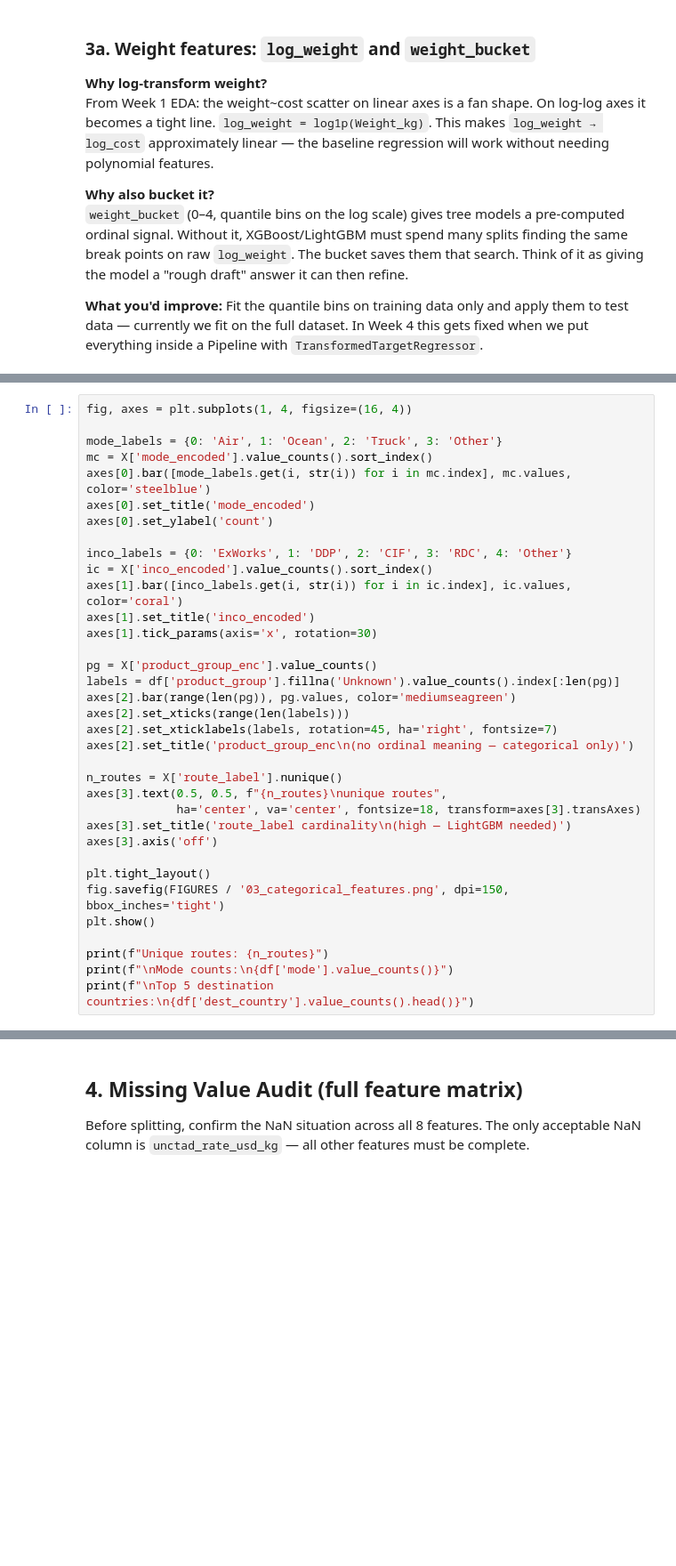
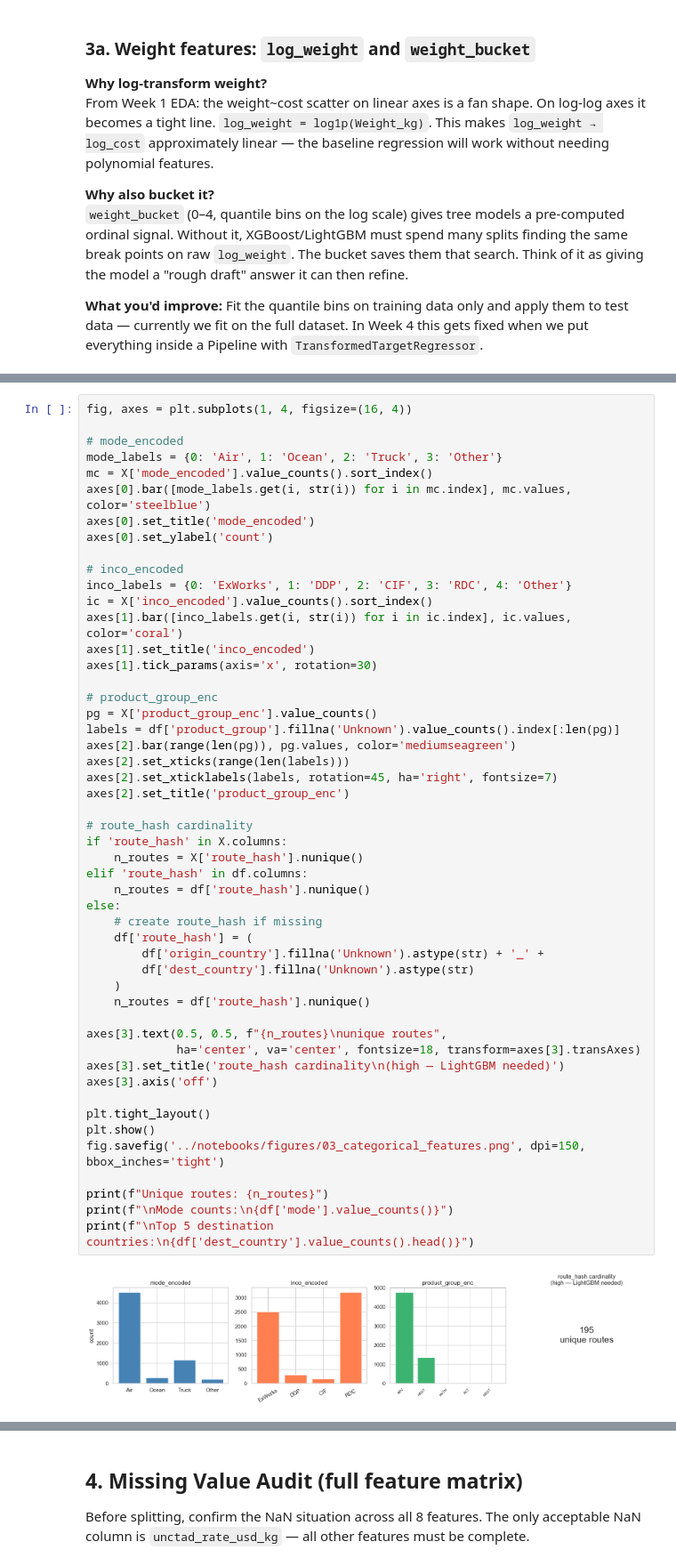
Before and after one commit to Samzzh0803/freight-cost-rag, a Jupyter notebook: notebooks/03_feature_engineering.ipynb, the cells around one changed output, grey strips where cells are left out. Shown at 89% size. Drawn from its saved outputs; the diff is of its cells as text; blank space fills up the shorter version.

Commit message:
Week 3: run feature engineering notebook, add figures

```diff
--- a/notebooks/03_feature_engineering.ipynb
+++ b/notebooks/03_feature_engineering.ipynb
@@ -156,35 +204,52 @@ High cardinality means LightGBM's categorical splitting is essential — it find
 # %%
 fig, axes = plt.subplots(1, 4, figsize=(16, 4))
 
+# mode_encoded
 mode_labels = {0: 'Air', 1: 'Ocean', 2: 'Truck', 3: 'Other'}
 mc = X['mode_encoded'].value_counts().sort_index()
 axes[0].bar([mode_labels.get(i, str(i)) for i in mc.index], mc.values, color='steelblue')
 axes[0].set_title('mode_encoded')
 axes[0].set_ylabel('count')
 
+# inco_encoded
 inco_labels = {0: 'ExWorks', 1: 'DDP', 2: 'CIF', 3: 'RDC', 4: 'Other'}
 ic = X['inco_encoded'].value_counts().sort_index()
 axes[1].bar([inco_labels.get(i, str(i)) for i in ic.index], ic.values, color='coral')
 axes[1].set_title('inco_encoded')
 axes[1].tick_params(axis='x', rotation=30)
 
+# product_group_enc
 pg = X['product_group_enc'].value_counts()
 labels = df['product_group'].fillna('Unknown').value_counts().index[:len(pg)]
 axes[2].bar(range(len(pg)), pg.values, color='mediumseagreen')
 axes[2].set_xticks(range(len(labels)))
 axes[2].set_xticklabels(labels, rotation=45, ha='right', fontsize=7)
-axes[2].set_title('product_group_enc\n(no ordinal meaning — categorical only)')
+axes[2].set_title('product_group_enc')
 
-n_routes = X['route_label'].nunique()
+# route_hash cardinality
+if 'route_hash' in X.columns:
+    n_routes = X['route_hash'].nunique()
+elif 'route_hash' in df.columns:
+    n_routes = df['route_hash'].nunique()
+else:
+    # create route_hash if missing
+    df['route_hash'] = (
+        df['origin_country'].fillna('Unknown').astype(str) + '_' +
+        df['dest_country'].fillna('Unknown').astype(str)
+    )
+    n_routes = df['route_hash'].nunique()
+
 axes[3].text(0.5, 0.5, f"{n_routes}\nunique routes",
              ha='center', va='center', fontsize=18, transform=axes[3].transAxes)
-axes[3].set_title('route_label cardinality\n(high — LightGBM needed)')
+axes[3].set_title('route_hash cardinality\n(high — LightGBM needed)')
 axes[3].axis('off')
 
 plt.tight_layout()
-fig.savefig(FIGURES / '03_categorical_features.png', dpi=150, bbox_inches='tight')
 plt.show()
+fig.savefig('../notebooks/figures/03_categorical_features.png', dpi=150, bbox_inches='tight')
 
 print(f"Unique routes: {n_routes}")
 print(f"\nMode counts:\n{df['mode'].value_counts()}")
 print(f"\nTop 5 destination countries:\n{df['dest_country'].value_counts().head()}")
+# %% [output]
+[figure, added]
```
Also changed, not shown: parts of 17 cells of this notebook.
